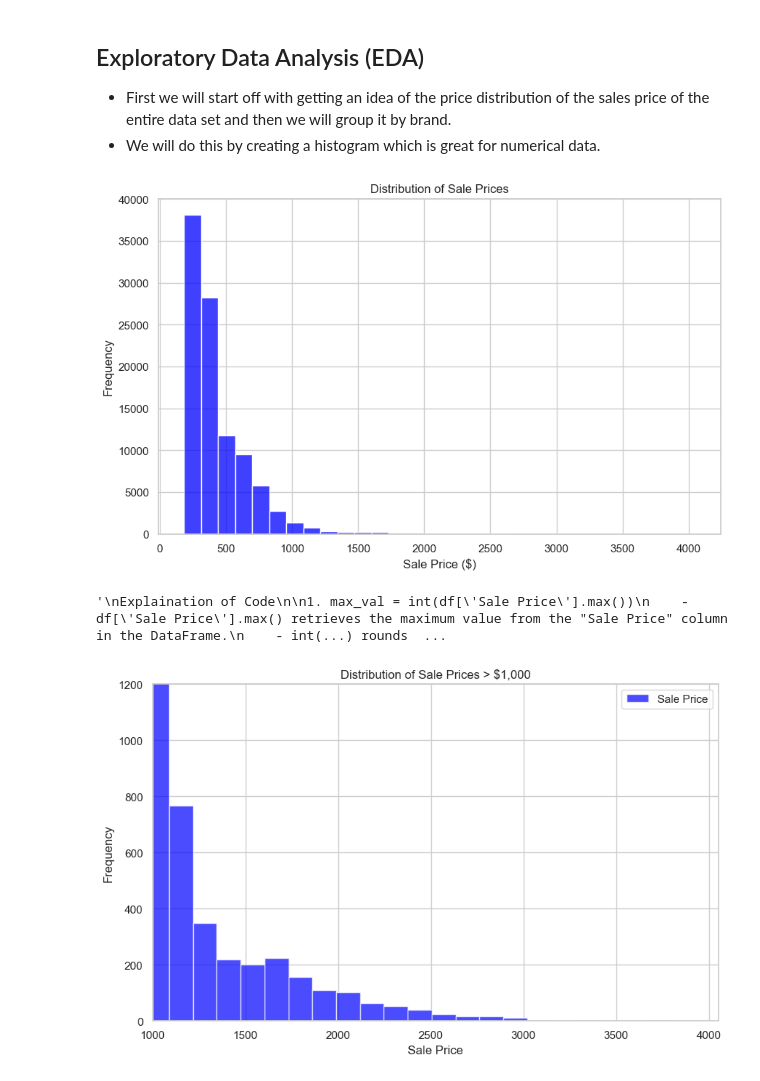
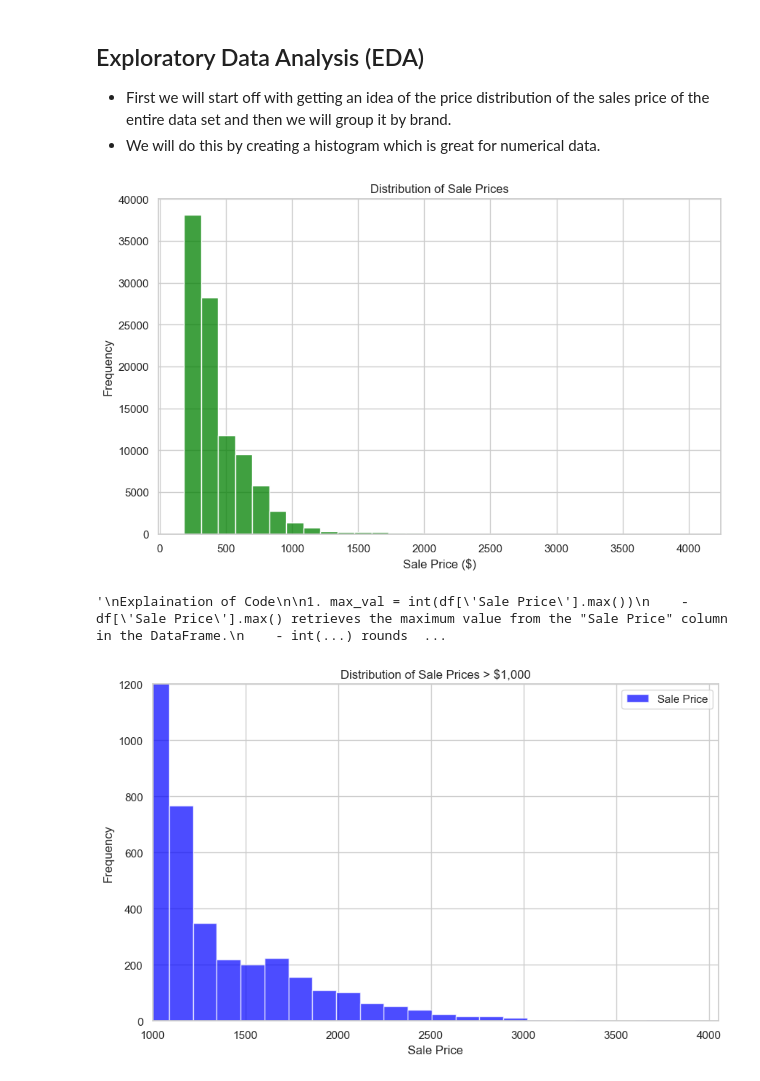
Before and after one commit to Chris-Goyette/sneaker_analysis, a Jupyter notebook: StockX_Sneaker_Analysis.ipynb, the cells around one changed output. Drawn from its saved outputs; the diff is of its cells as text; code cells hidden in the pictures.

```diff
--- a/StockX_Sneaker_Analysis.ipynb
+++ b/StockX_Sneaker_Analysis.ipynb
@@ -122,37 +122,37 @@ sns.set(style="whitegrid")
 plt.figure(figsize=(10, 6))
 
 # Generate the histogram for Sale Price
-sns.histplot(df['Sale Price'], bins=30, kde=False, color='blue')
+sns.histplot(df['Sale Price'], bins=30, kde=False, color='green')
 
 plt.title('Distribution of Sale Prices')
 plt.xlabel('Sale Price ($)')
 plt.ylabel('Frequency')
 
 # Customize x-axis tick labels
 max_val = int(df['Sale Price'].max())
 plt.xticks(np.arange(0, max_val+1, 500))
 
 plt.show()
 
 '''
 Explaination of Code
 
 1. max_val = int(df['Sale Price'].max())
     - df['Sale Price'].max() retrieves the maximum value from the "Sale Price" column in the DataFrame.
     - int(...) rounds this value down to the nearest integer. This is done to ensure that the tick marks are whole numbers.
     - The result is stored in a variable called `max_val`.
 
 2. plt.xticks(np.arange(0, max_val+1, 100))
     - np.arange(0, max_val+1, 100) creates a NumPy array that starts from 0 and goes up to `max_val + 1`, incrementing by 100 at each step. For example, if `max_val` is 1500, this would generate an array `[0, 100, 200, ..., 1500]`.
     - plt.xticks(...) sets these values as the tick marks on the x-axis of the plot.
 
 The reason for `max_val+1` is to include the maximum value in the tick labels. If you just used `max_val`, the maximum value would be excluded from the NumPy array generated by `np.arange()`.
 
 In summary, this code snippet dynamically sets the x-axis tick marks based on the maximum value in the "Sale Price" column, with ticks incrementing by 100.
 
 '''
 # %% [output]
-[figure, old version]
+[figure, new version]
 '\nExplaination of Code\n\n1. max_val = int(df[\'Sale Price\'].max())\n    - df[\'Sale Price\'].max() retrieves the maximum value from the "Sale Price" column in the DataFrame.\n    - int(...) rounds  ...
 # %%
 # Here is the same data but zoomed in on the outliers
```
Also changed, not shown: parts of 6 cells of this notebook, 1 other file.
